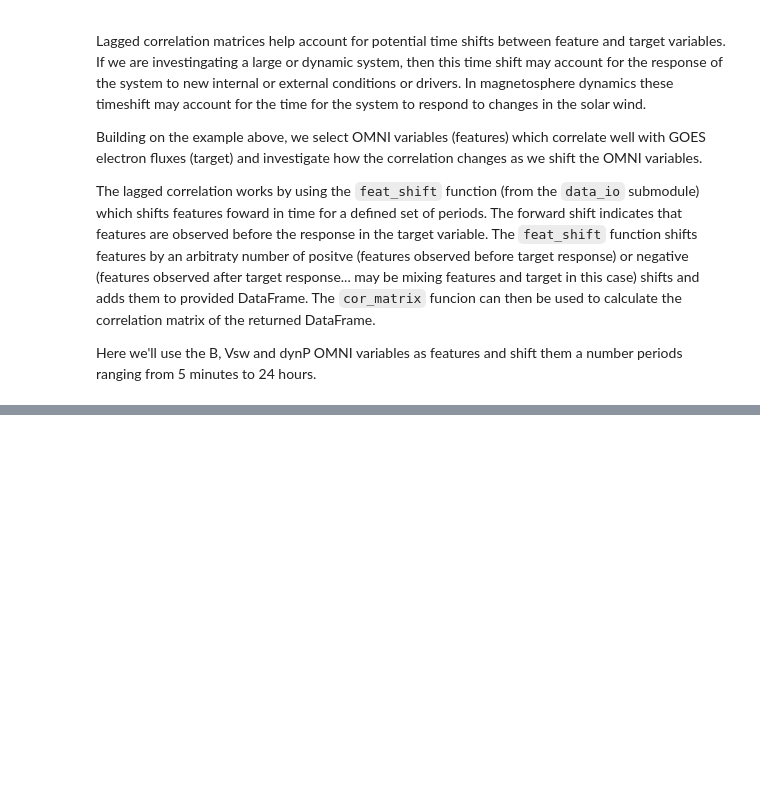
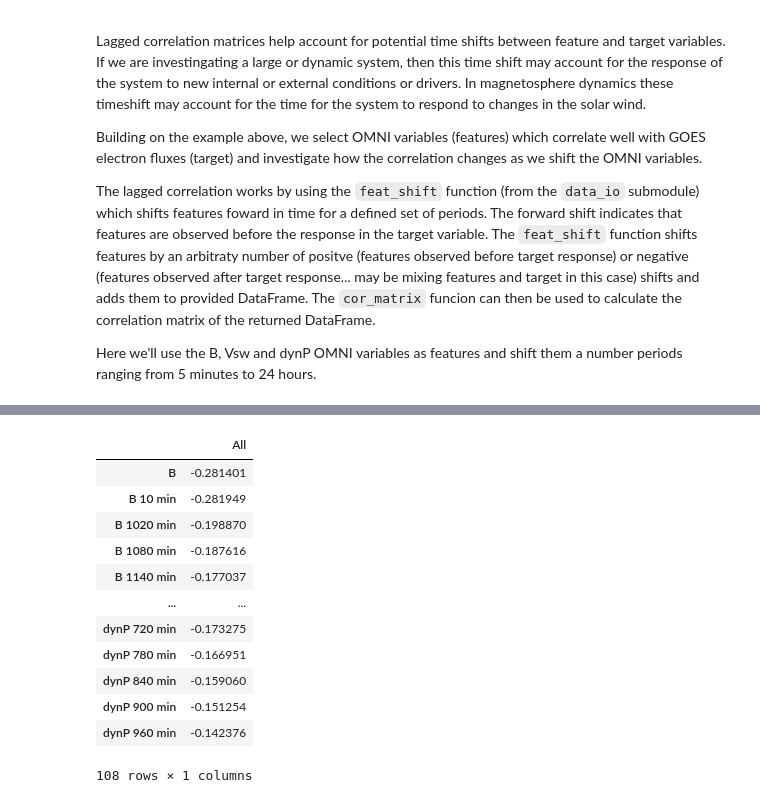
Before and after one commit to kylermurphy/ml_fw, a Jupyter notebook: Notebooks/Profile_cor.ipynb, the cells around one changed output, grey strips where cells are left out. Saved outputs shown, nothing was run; the diff lists cells and outputs as text; code cells hidden in the pictures; blank space fills up the shorter version.

```diff
--- a/Notebooks/Profile_cor.ipynb
+++ b/Notebooks/Profile_cor.ipynb
@@ -119,0 +137,16 @@ f_dfs
+# %%
+cor_mat.reindex(sorted(cor_mat.index), axis=0)
+# %% [output]
+|  | All |
+| B | -0.281401 |
+| B 10 min | -0.281949 |
+| B 1020 min | -0.198870 |
+| B 1080 min | -0.187616 |
+| B 1140 min | -0.177037 |
+| ... | ... |
+| dynP 720 min | -0.173275 |
+| dynP 780 min | -0.166951 |
+| dynP 840 min | -0.159060 |
+| dynP 900 min | -0.151254 |
+| dynP 960 min | -0.142376 |
+108 rows × 1 columns
```
Also changed, not shown: parts of 6 cells of this notebook, 5 other files.
